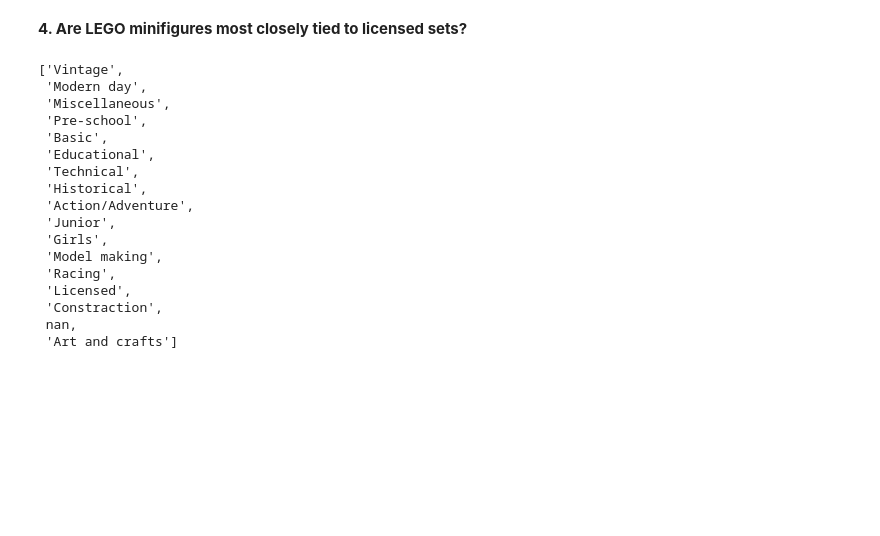
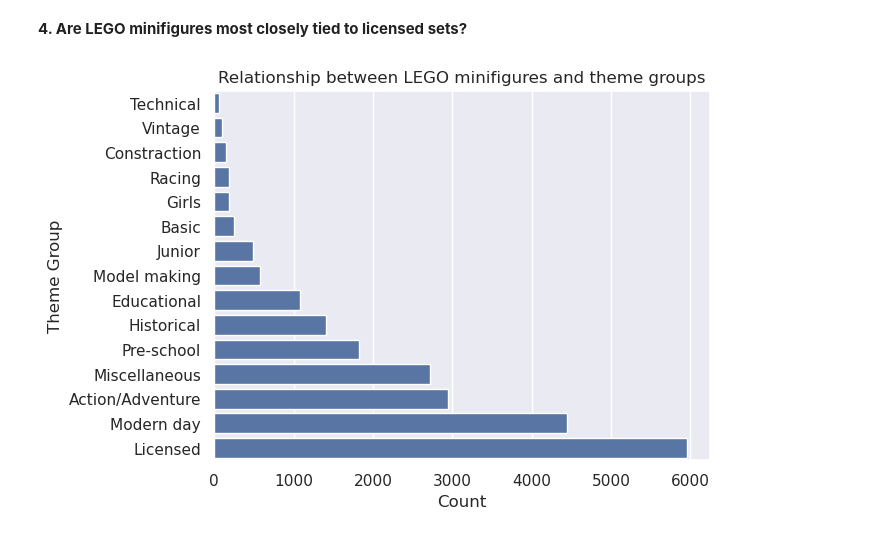
Before and after one commit to kjeshang/KunalMavenAnalyticsDataPlayground, a Jupyter notebook: LEGO_Sets/Analysis.ipynb, the cells around one changed output. Saved outputs shown, nothing was run; the diff lists cells and outputs as text; code cells hidden in the pictures; blank space fills up the shorter version.

Commit message:
LEGO SET Q4 complete
LEGO SET Q4 complete

```diff
--- a/LEGO_Sets/Analysis.ipynb
+++ b/LEGO_Sets/Analysis.ipynb
@@ -140,22 +140,18 @@ popularThemesEachDecade(df, 10)
 # %% [markdown]
 **4. Are LEGO minifigures most closely tied to licensed sets?**
 # %%
-df['themeGroup'].unique().tolist()
+def themeDistribution(data):
+    dff = data.copy()
+    dff_filtered = dff[dff['themeGroup'].notnull() & dff['minifigs'].notnull()];
+    dff_agg = dff_filtered.groupby('themeGroup')['minifigs'].sum();
+    dff_agg = dff_agg.sort_values()
+    dataframe = pd.DataFrame({
+        'Theme Group': dff_agg.index.tolist(),
+        'Count': dff_agg.values.tolist()
+    });
+    sns.barplot(data=dataframe, x="Count", y="Theme Group").set(title="Relationship between LEGO minifigures and theme groups");
+
+
+themeDistribution(df)
 # %% [output]
-['Vintage',
- 'Modern day',
- 'Miscellaneous',
- 'Pre-school',
- 'Basic',
- 'Educational',
- 'Technical',
- 'Historical',
- 'Action/Adventure',
- 'Junior',
- 'Girls',
- 'Model making',
- 'Racing',
- 'Licensed',
- 'Constraction',
- nan,
- 'Art and crafts']
+[figure, added]
```
